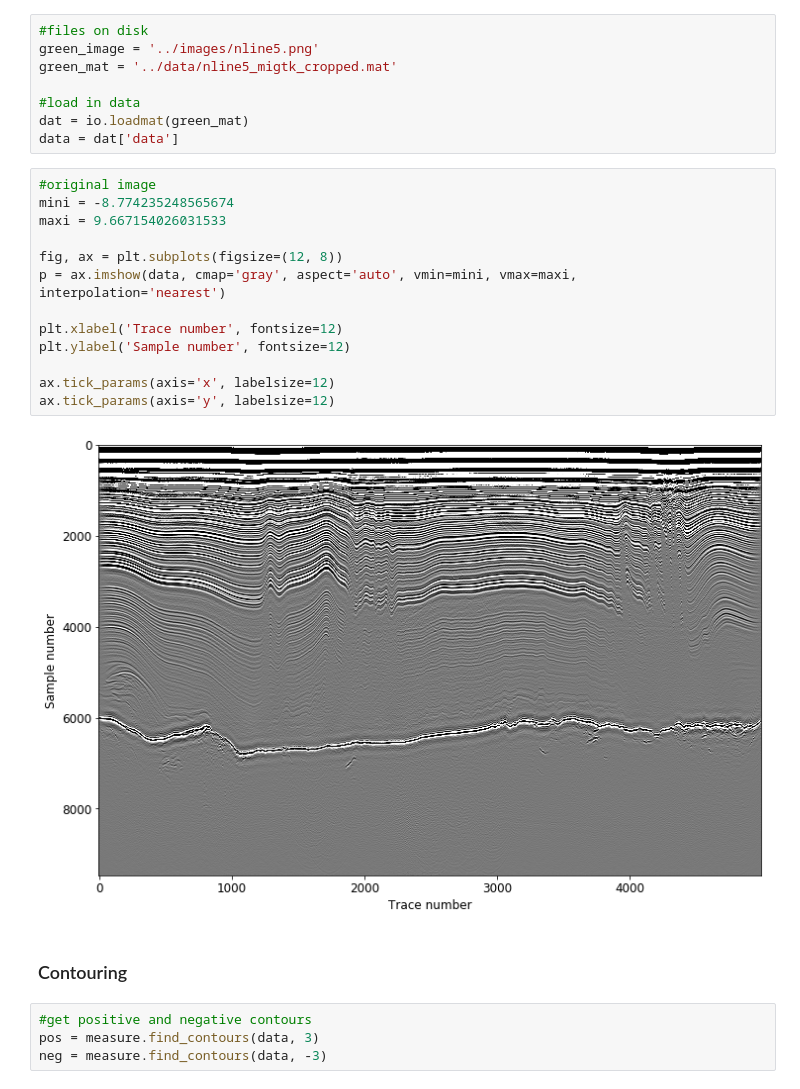
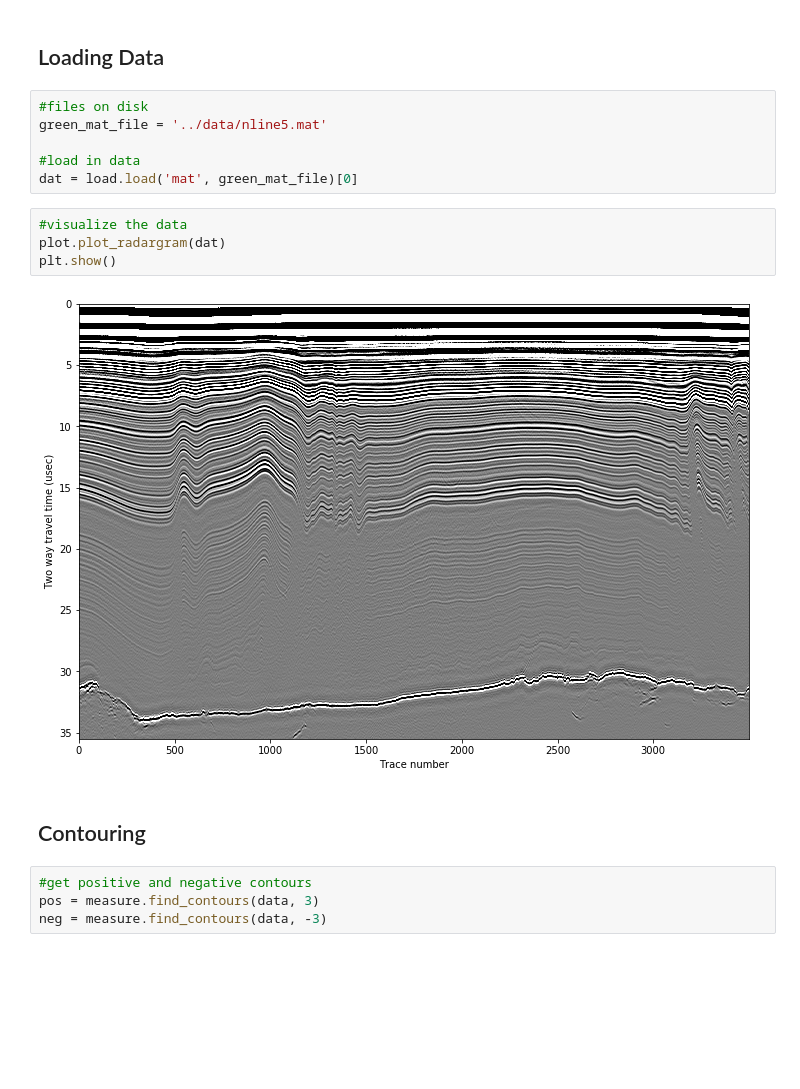
Before and after one commit to Jakidxav/ImpDAR_tutorials, a Jupyter notebook: autopicker/contourMiddle_many_negative.ipynb, the cells around one changed output. Drawn from its saved outputs; the diff is of its cells as text; blank space fills up the shorter version.

Commit message:
adding find_dt tutorials that now load and process data directly from raw matlab files

```diff
--- a/autopicker/contourMiddle_many_negative.ipynb
+++ b/autopicker/contourMiddle_many_negative.ipynb
@@ -19,28 +19,19 @@ from impdar import *
+# %% [markdown]
+## Loading Data
 # %%
 #files on disk
-green_image = '../images/nline5.png'
-green_mat = '../data/nline5_migtk_cropped.mat'
+green_mat_file = '../data/nline5.mat'
 
 #load in data
-dat = io.loadmat(green_mat)
-data = dat['data']
+dat = load.load('mat', green_mat_file)[0]
-# %%
-#original image
-mini = -8.774235248565674
-maxi = 9.667154026031533
-
-fig, ax = plt.subplots(figsize=(12, 8))
-p = ax.imshow(data, cmap='gray', aspect='auto', vmin=mini, vmax=maxi, interpolation='nearest')
-
-plt.xlabel('Trace number', fontsize=12)
-plt.ylabel('Sample number', fontsize=12)
-
-ax.tick_params(axis='x', labelsize=12)
-ax.tick_params(axis='y', labelsize=12)
-# %% [output]
-[figure, removed]
+# %%
+#visualize the data
+plot.plot_radargram(dat)
+plt.show()
+# %% [output]
+[figure, added]
 # %% [markdown]
-### Contouring
+## Contouring
 # %%
 #get positive and negative contours
 pos = measure.find_contours(data, 3)
```
Also changed, not shown: parts of 1 cell of this notebook, 2 other files.
